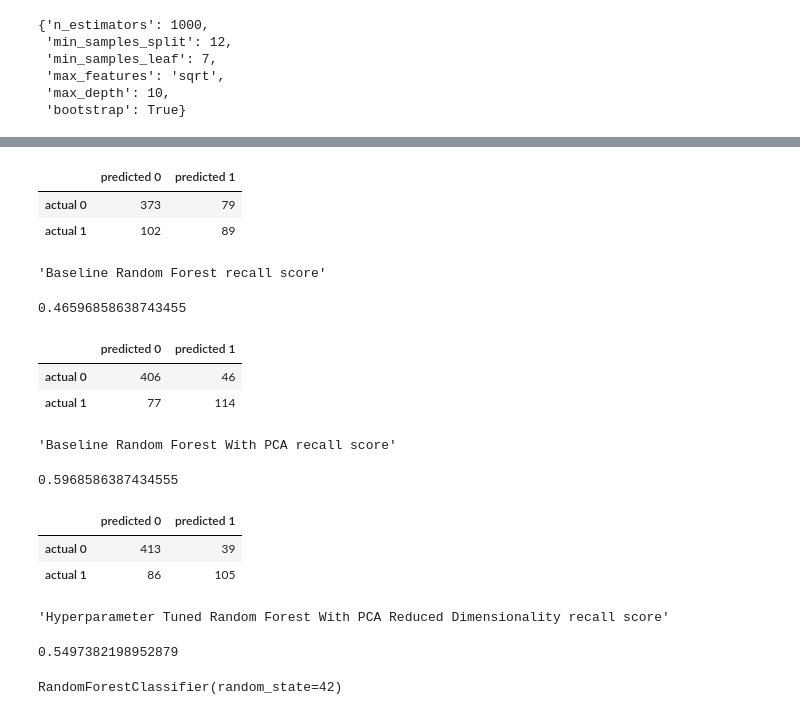
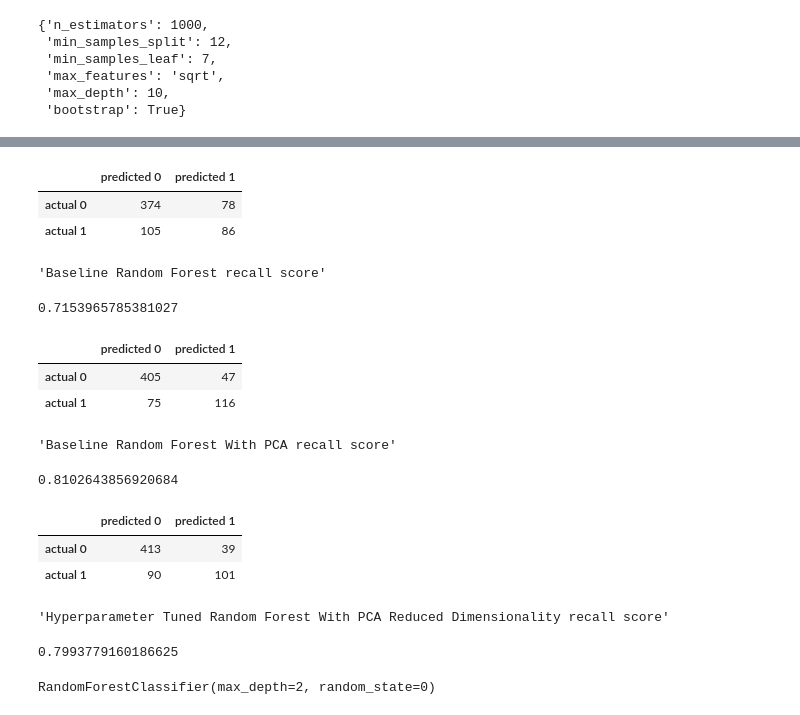
Before and after one commit to samurai921/task_sklearn, a Jupyter notebook: Рекомендация тарифов.ipynb, the cells around one changed output, grey strips where cells are left out. Saved outputs shown, nothing was run; the diff lists cells and outputs as text; code cells hidden in the pictures.

```diff
--- a/Рекомендация тарифов.ipynb
+++ b/Рекомендация тарифов.ipynb
@@ -246,33 +232,34 @@ y_pred_gs = gs.best_estimator_.predict(X_test_scaled_pca)
 conf_matrix_baseline = pd.DataFrame(confusion_matrix(y_test, y_pred), index = ['actual 0', 'actual 1'], columns = ['predicted 0', 'predicted 1'])
 conf_matrix_baseline_pca = pd.DataFrame(confusion_matrix(y_test, y_pred_pca), index = ['actual 0', 'actual 1'], columns = ['predicted 0', 'predicted 1'])
 conf_matrix_tuned_pca = pd.DataFrame(confusion_matrix(y_test, y_pred_gs), index = ['actual 0', 'actual 1'], columns = ['predicted 0', 'predicted 1'])
-display(conf_matrix_baseline)
-display('Baseline Random Forest recall score', recall_score(y_test, y_pred))
-display(conf_matrix_baseline_pca)
-display('Baseline Random Forest With PCA recall score', recall_score(y_test, y_pred_pca))
-display(conf_matrix_tuned_pca)
-display('Hyperparameter Tuned Random Forest With PCA Reduced Dimensionality recall score', recall_score(y_test, y_pred_gs))
-# %% [output]
-|  | predicted 0 | predicted 1 |
-| actual 0 | 373 | 79 |
-| actual 1 | 102 | 89 |
-'Baseline Random Forest recall score'
-0.46596858638743455
-|  | predicted 0 | predicted 1 |
-| actual 0 | 406 | 46 |
-| actual 1 | 77 | 114 |
-'Baseline Random Forest With PCA recall score'
-0.5968586387434555
-|  | predicted 0 | predicted 1 |
-| actual 0 | 413 | 39 |
-| actual 1 | 86 | 105 |
-'Hyperparameter Tuned Random Forest With PCA Reduced Dimensionality recall score'
-0.5497382198952879
+# %%
+display(conf_matrix_baseline)
+display('Baseline Random Forest recall score',accuracy_score(y_test, y_pred))
+display(conf_matrix_baseline_pca)
+display('Baseline Random Forest With PCA recall score', accuracy_score(y_test, y_pred_pca))
+display(conf_matrix_tuned_pca)
+display('Hyperparameter Tuned Random Forest With PCA Reduced Dimensionality recall score', accuracy_score(y_test, y_pred_gs))
+# %% [output]
+|  | predicted 0 | predicted 1 |
+| actual 0 | 374 | 78 |
+| actual 1 | 105 | 86 |
+'Baseline Random Forest recall score'
+0.7153965785381027
+|  | predicted 0 | predicted 1 |
+| actual 0 | 405 | 47 |
+| actual 1 | 75 | 116 |
+'Baseline Random Forest With PCA recall score'
+0.8102643856920684
+|  | predicted 0 | predicted 1 |
+| actual 0 | 413 | 39 |
+| actual 1 | 90 | 101 |
+'Hyperparameter Tuned Random Forest With PCA Reduced Dimensionality recall score'
+0.7993779160186625
 # %%
-model = RandomForestClassifier(random_state=42)
+model = RandomForestClassifier(max_depth=2, random_state=0)
 model.fit(X_train, y_train)
 # %% [output]
-RandomForestClassifier(random_state=42)
+RandomForestClassifier(max_depth=2, random_state=0)
 # %%
 y_valid_pred = model.predict(X_valid)
 valid_accuracy = accuracy_score(y_valid, y_valid_pred)
```
Also changed, not shown: parts of 7 cells of this notebook, 3 other files.
